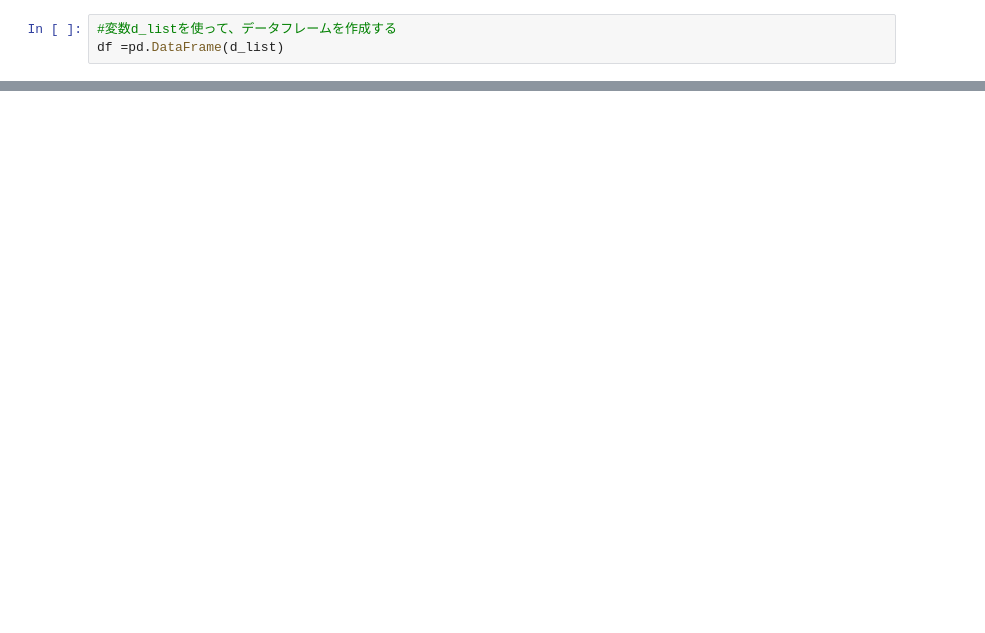
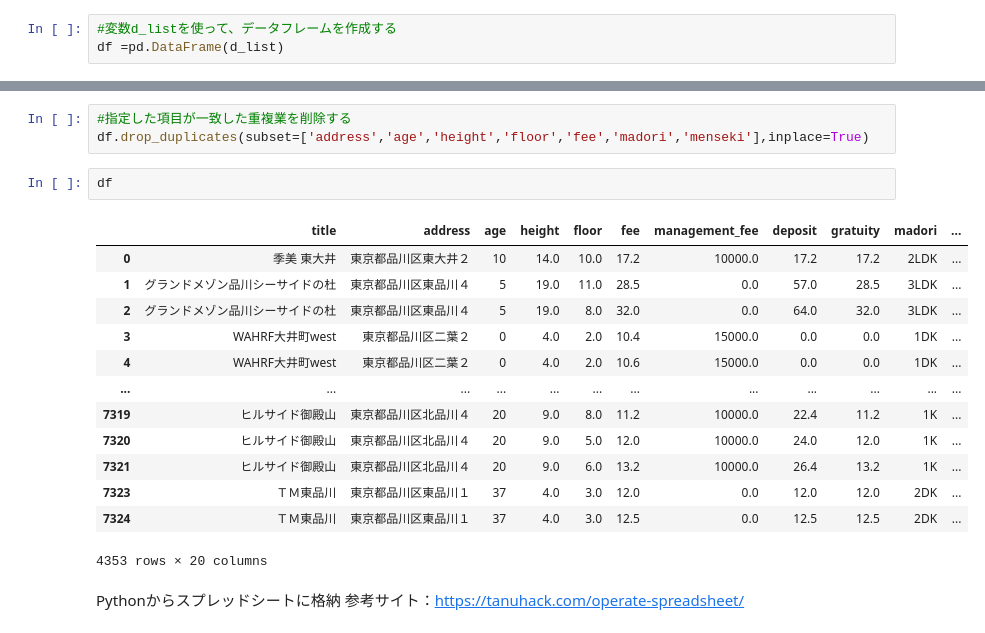
Before and after one commit to Ryusuke715/Step3_1_1_SUUMO, a Jupyter notebook: SUUMO.ipynb, the cells around one changed output, grey strips where cells are left out. Cells and saved outputs as stored; diff of their text form; blank space fills up the shorter version.

```diff
--- a/SUUMO.ipynb
+++ b/SUUMO.ipynb
@@ -149,0 +207,22 @@ df.to_csv('suumo.csv',index=None,encoding='utf-8-sig')
+# %%
+#指定した項目が一致した重複業を削除する
+df.drop_duplicates(subset=['address','age','height','floor','fee','madori','menseki'],inplace=True)
+# %%
+df
+# %% [output]
+|  | title | address | age | height | floor | fee | management_fee | deposit | gratuity | madori | ... |
+| 0 | 季美 東大井 | 東京都品川区東大井２ | 10 | 14.0 | 10.0 | 17.2 | 10000.0 | 17.2 | 17.2 | 2LDK | ... |
+| 1 | グランドメゾン品川シーサイドの杜 | 東京都品川区東品川４ | 5 | 19.0 | 11.0 | 28.5 | 0.0 | 57.0 | 28.5 | 3LDK | ... |
+| 2 | グランドメゾン品川シーサイドの杜 | 東京都品川区東品川４ | 5 | 19.0 | 8.0 | 32.0 | 0.0 | 64.0 | 32.0 | 3LDK | ... |
+| 3 | WAHRF大井町west | 東京都品川区二葉２ | 0 | 4.0 | 2.0 | 10.4 | 15000.0 | 0.0 | 0.0 | 1DK | ... |
+| 4 | WAHRF大井町west | 東京都品川区二葉２ | 0 | 4.0 | 2.0 | 10.6 | 15000.0 | 0.0 | 0.0 | 1DK | ... |
+| ... | ... | ... | ... | ... | ... | ... | ... | ... | ... | ... | ... |
+| 7319 | ヒルサイド御殿山 | 東京都品川区北品川４ | 20 | 9.0 | 8.0 | 11.2 | 10000.0 | 22.4 | 11.2 | 1K | ... |
+| 7320 | ヒルサイド御殿山 | 東京都品川区北品川４ | 20 | 9.0 | 5.0 | 12.0 | 10000.0 | 24.0 | 12.0 | 1K | ... |
+| 7321 | ヒルサイド御殿山 | 東京都品川区北品川４ | 20 | 9.0 | 6.0 | 13.2 | 10000.0 | 26.4 | 13.2 | 1K | ... |
+| 7323 | ＴＭ東品川 | 東京都品川区東品川１ | 37 | 4.0 | 3.0 | 12.0 | 0.0 | 12.0 | 12.0 | 2DK | ... |
+| 7324 | ＴＭ東品川 | 東京都品川区東品川１ | 37 | 4.0 | 3.0 | 12.5 | 0.0 | 12.5 | 12.5 | 2DK | ... |
+4353 rows × 20 columns
+# %% [markdown]
+Pythonからスプレッドシートに格納
+参考サイト：https://tanuhack.com/operate-spreadsheet/
```
Also changed, not shown: parts of 15 cells of this notebook.
